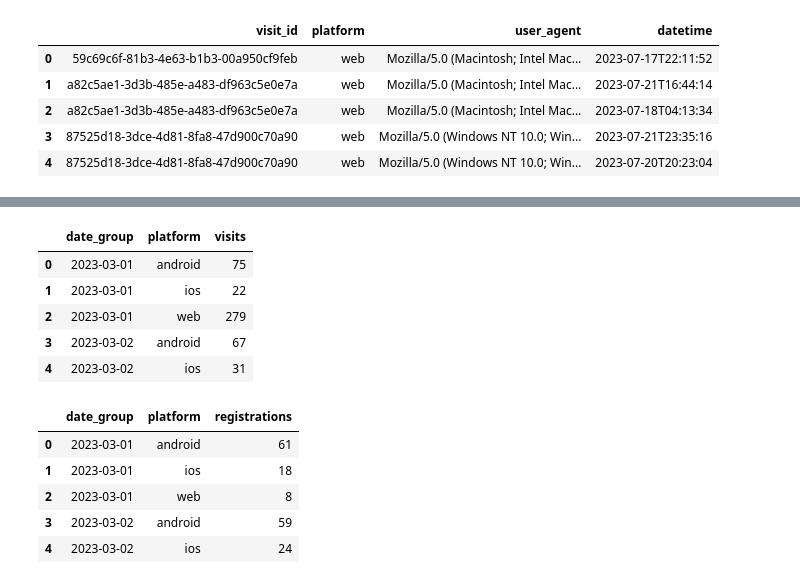
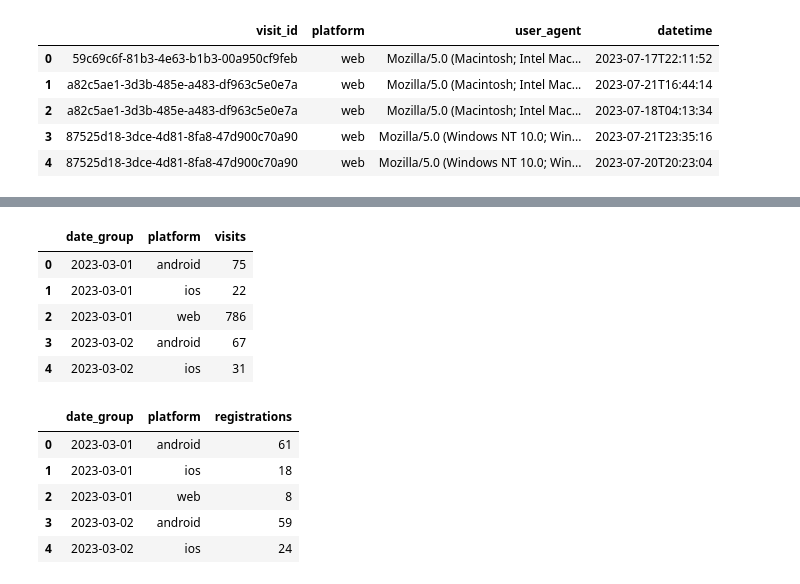
Before and after one commit to mrvdanilov/python-for-data-analysts-project-100, a Jupyter notebook: charts_project.ipynb, the cells around one changed output, grey strips where cells are left out. Drawn from its saved outputs; the diff is of its cells as text; code cells hidden in the pictures.

```diff
--- a/charts_project.ipynb
+++ b/charts_project.ipynb
@@ -53,25 +53,25 @@ regs_df.head()
 # %%
 def prepare_visits(df):
     mask = df['user_agent'].str.contains('bot')
     df = df[~mask]
 
-    df = df.sort_values(by=['visit_id', 'datetime'])
+    #df = df.sort_values(by=['visit_id', 'datetime'])
     df = df.drop_duplicates(subset='visit_id', keep='last')
 
     df['datetime'] = pd.to_datetime(df['datetime'])
     df['date_group'] = df['datetime'].dt.date
     df = df.sort_values(by='date_group')
     df = df.groupby(['date_group', 'platform']).size().reset_index(name='visits')
 
     return df
 
 prepared_visits_df = prepare_visits(visits_df)
 prepared_visits_df.head()
 # %% [output]
 |  | date_group | platform | visits |
 | 0 | 2023-03-01 | android | 75 |
 | 1 | 2023-03-01 | ios | 22 |
-| 2 | 2023-03-01 | web | 279 |
+| 2 | 2023-03-01 | web | 786 |
 | 3 | 2023-03-02 | android | 67 |
 | 4 | 2023-03-02 | ios | 31 |
 # %%
```
